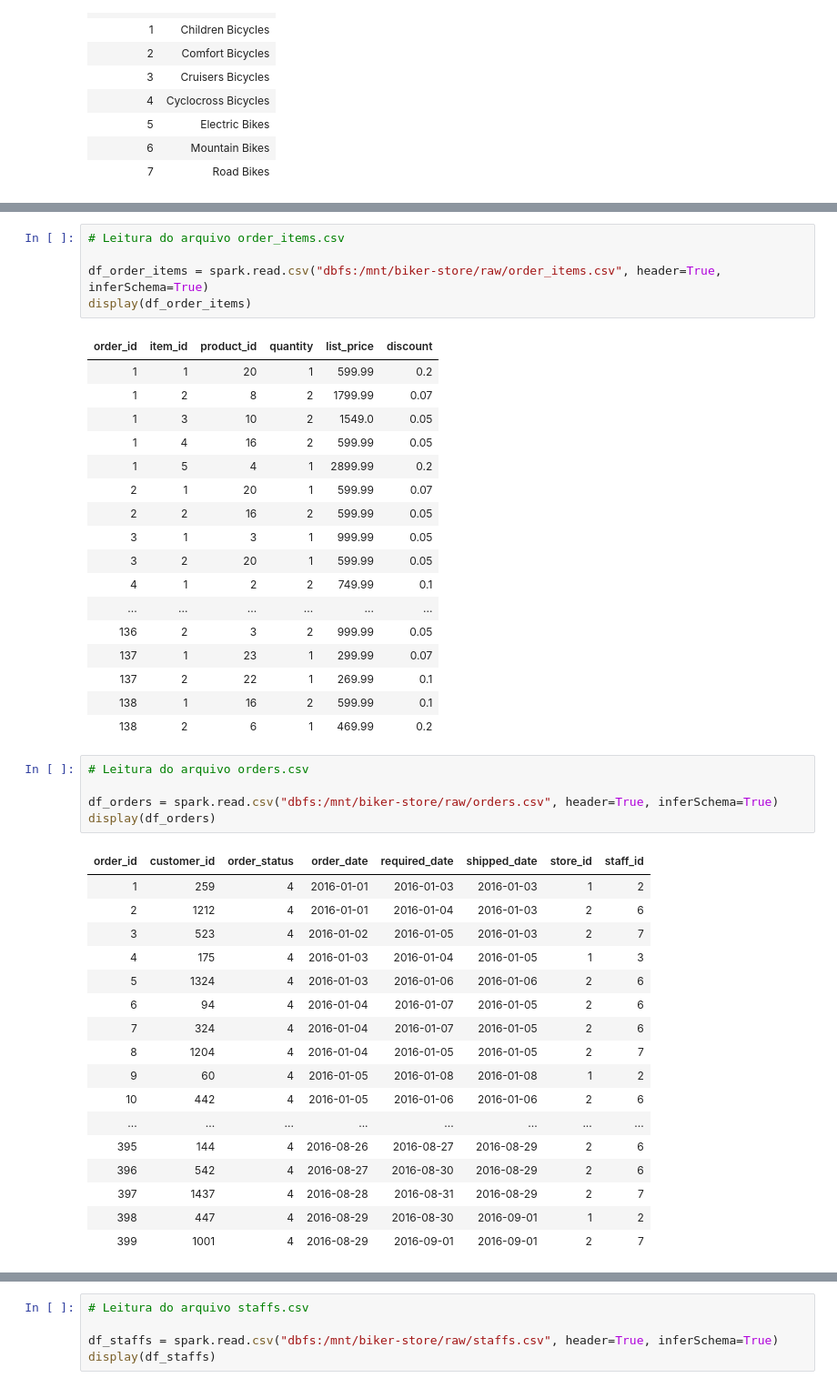
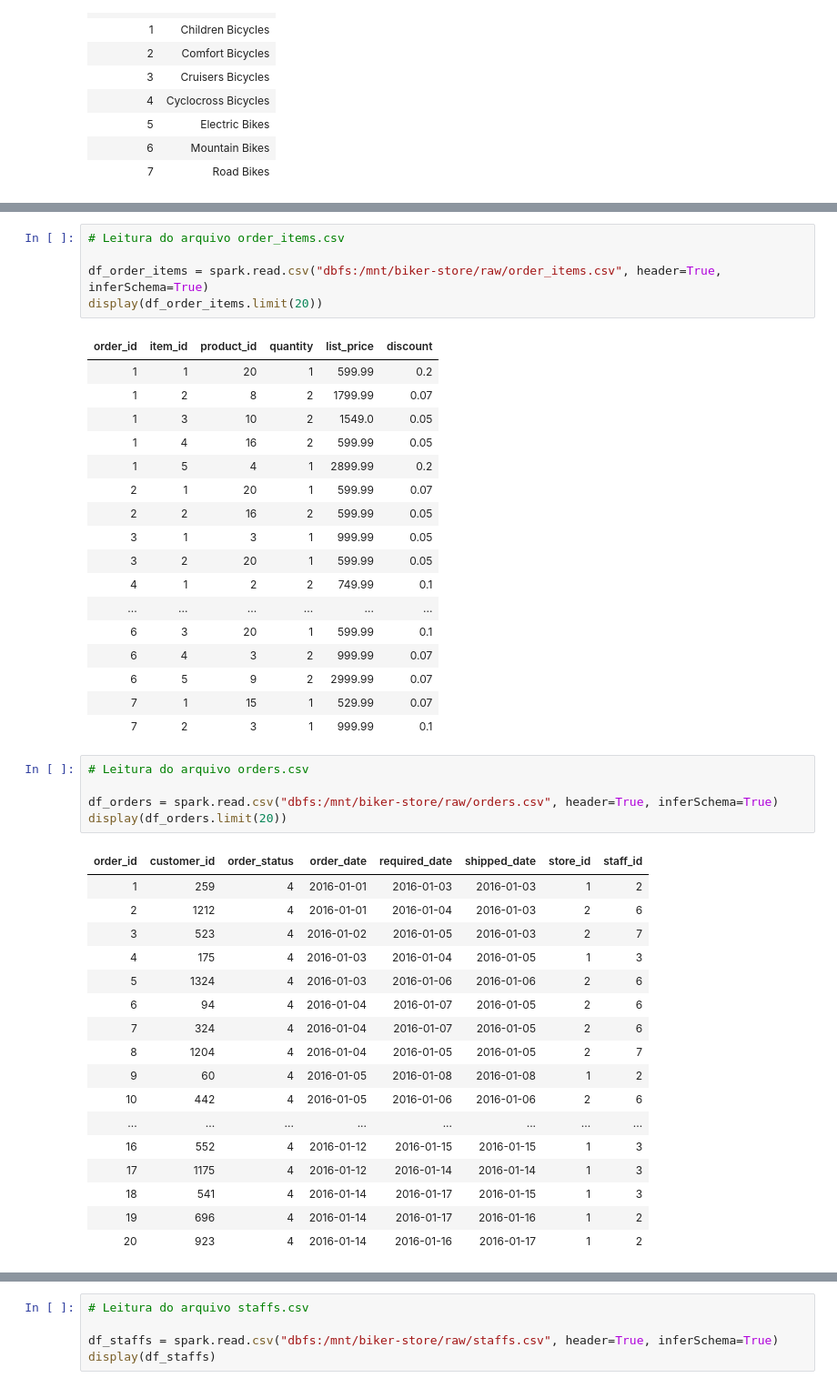
Before and after one commit to joaovilar/azure_databricks_datalake, a Jupyter notebook: azure data lake connect - raw.ipynb, the cells around one changed output, grey strips where cells are left out. Shown: that part at 91% size. Cells and saved outputs as stored; diff of their text form.

Commit message:
ajuste no dataframe para limitar para 20 linhas no retorno

```diff
--- a/azure data lake connect - raw.ipynb
+++ b/azure data lake connect - raw.ipynb
@@ -102,7 +102,7 @@ display(df_customers)
 # Leitura do arquivo order_items.csv
 
 df_order_items = spark.read.csv("dbfs:/mnt/biker-store/raw/order_items.csv", header=True, inferSchema=True)
-display(df_order_items)
+display(df_order_items.limit(20))
 # %% [output]
 | order_id | item_id | product_id | quantity | list_price | discount |
 | 1 | 1 | 20 | 1 | 599.99 | 0.2 |
@@ -116,34 +116,34 @@ display(df_order_items)
 | 3 | 2 | 20 | 1 | 599.99 | 0.05 |
 | 4 | 1 | 2 | 2 | 749.99 | 0.1 |
 | ... | ... | ... | ... | ... | ... |
-| 136 | 2 | 3 | 2 | 999.99 | 0.05 |
-| 137 | 1 | 23 | 1 | 299.99 | 0.07 |
-| 137 | 2 | 22 | 1 | 269.99 | 0.1 |
-| 138 | 1 | 16 | 2 | 599.99 | 0.1 |
-| 138 | 2 | 6 | 1 | 469.99 | 0.2 |
+| 6 | 3 | 20 | 1 | 599.99 | 0.1 |
+| 6 | 4 | 3 | 2 | 999.99 | 0.07 |
+| 6 | 5 | 9 | 2 | 2999.99 | 0.07 |
+| 7 | 1 | 15 | 1 | 529.99 | 0.07 |
+| 7 | 2 | 3 | 1 | 999.99 | 0.1 |
 # %%
 # Leitura do arquivo orders.csv
 
 df_orders = spark.read.csv("dbfs:/mnt/biker-store/raw/orders.csv", header=True, inferSchema=True)
-display(df_orders)
+display(df_orders.limit(20))
 # %% [output]
 | order_id | customer_id | order_status | order_date | required_date | shipped_date | store_id | staff_id |
 | 1 | 259 | 4 | 2016-01-01 | 2016-01-03 | 2016-01-03 | 1 | 2 |
 | 2 | 1212 | 4 | 2016-01-01 | 2016-01-04 | 2016-01-03 | 2 | 6 |
 | 3 | 523 | 4 | 2016-01-02 | 2016-01-05 | 2016-01-03 | 2 | 7 |
 | 4 | 175 | 4 | 2016-01-03 | 2016-01-04 | 2016-01-05 | 1 | 3 |
 | 5 | 1324 | 4 | 2016-01-03 | 2016-01-06 | 2016-01-06 | 2 | 6 |
 | 6 | 94 | 4 | 2016-01-04 | 2016-01-07 | 2016-01-05 | 2 | 6 |
 | 7 | 324 | 4 | 2016-01-04 | 2016-01-07 | 2016-01-05 | 2 | 6 |
 | 8 | 1204 | 4 | 2016-01-04 | 2016-01-05 | 2016-01-05 | 2 | 7 |
 | 9 | 60 | 4 | 2016-01-05 | 2016-01-08 | 2016-01-08 | 1 | 2 |
 | 10 | 442 | 4 | 2016-01-05 | 2016-01-06 | 2016-01-06 | 2 | 6 |
 | ... | ... | ... | ... | ... | ... | ... | ... |
-| 395 | 144 | 4 | 2016-08-26 | 2016-08-27 | 2016-08-29 | 2 | 6 |
-| 396 | 542 | 4 | 2016-08-27 | 2016-08-30 | 2016-08-29 | 2 | 6 |
-| 397 | 1437 | 4 | 2016-08-28 | 2016-08-31 | 2016-08-29 | 2 | 7 |
-| 398 | 447 | 4 | 2016-08-29 | 2016-08-30 | 2016-09-01 | 1 | 2 |
-| 399 | 1001 | 4 | 2016-08-29 | 2016-09-01 | 2016-09-01 | 2 | 7 |
+| 16 | 552 | 4 | 2016-01-12 | 2016-01-15 | 2016-01-15 | 1 | 3 |
+| 17 | 1175 | 4 | 2016-01-12 | 2016-01-14 | 2016-01-14 | 1 | 3 |
+| 18 | 541 | 4 | 2016-01-14 | 2016-01-17 | 2016-01-15 | 1 | 3 |
+| 19 | 696 | 4 | 2016-01-14 | 2016-01-17 | 2016-01-16 | 1 | 2 |
+| 20 | 923 | 4 | 2016-01-14 | 2016-01-16 | 2016-01-17 | 1 | 2 |
 # %%
 # Leitura do arquivo products.csv
 
```
Also changed, not shown: parts of 2 cells of this notebook.
